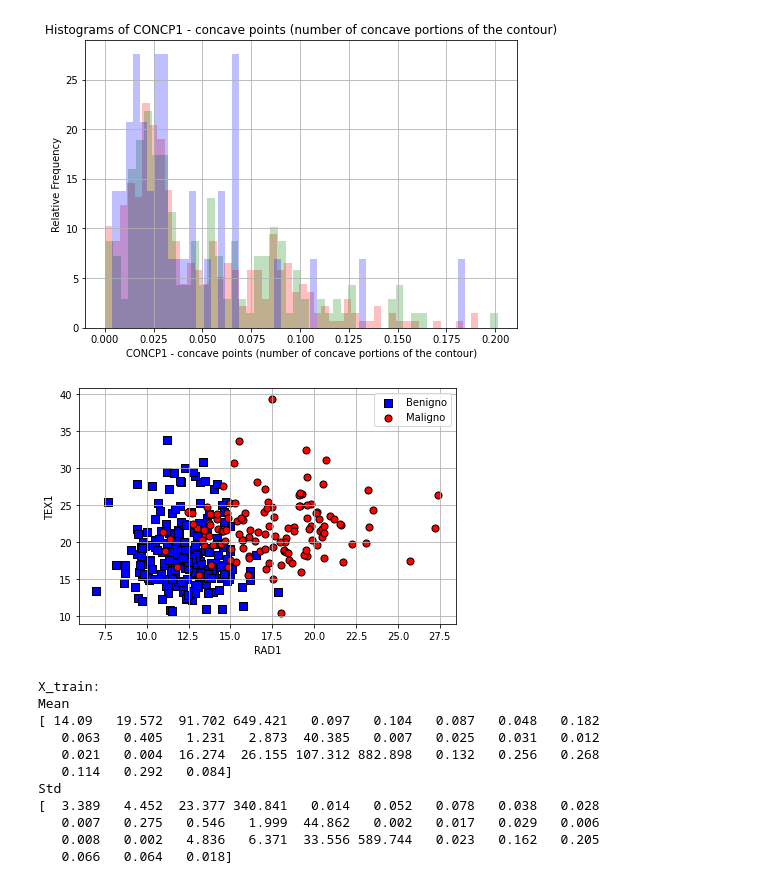
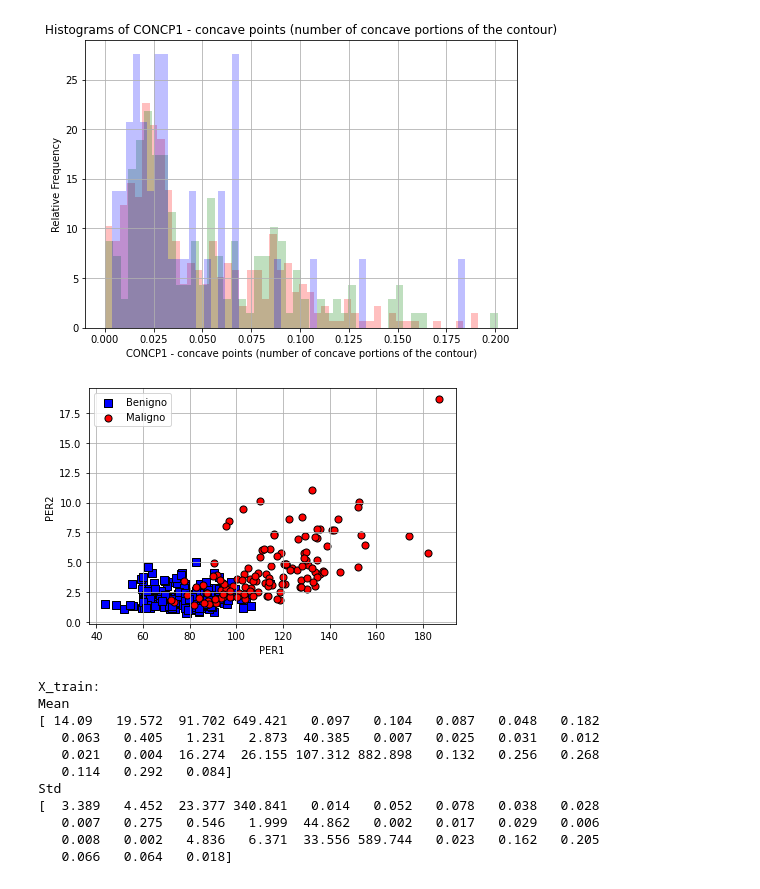
Before and after one commit to nicocarbone/DUIA---Machine-Learning---TP1, a Jupyter notebook: TP1 - Carbone.ipynb, the cells around one changed output. Cells and saved outputs as stored; diff of their text form; code cells hidden in the pictures.

```diff
--- a/TP1 - Carbone.ipynb
+++ b/TP1 - Carbone.ipynb
@@ -223,31 +223,31 @@ plt.show()
 # %%
 # Scatterplot de 2 features y clustering con las etiquetas sobre el training dataset
 
-feature1 = 0
-feature2 = 1
+feature1 = 2
+feature2 = 12
 
 tag1 = list(feature_labels.keys())[feature1]
 tag2 = list(feature_labels.keys())[feature2]
 
-plt.scatter(X_train[y_train == 0, 0],
-            X_train[y_train == 0, 1],
+plt.scatter(X_train[y_train == 0, feature1],
+            X_train[y_train == 0, feature2],
             s=50, c='blue',
             marker='s', edgecolor='black',
             label='Benigno')
-plt.scatter(X_train[y_train == 1, 0],
-            X_train[y_train == 1, 1],
+plt.scatter(X_train[y_train == 1, feature1],
+            X_train[y_train == 1, feature2],
             s=50, c='red',
             marker='o', edgecolor='black',
             label='Maligno')
 plt.xlabel(tag1)
 plt.ylabel(tag2)
 plt.legend(scatterpoints=1)
 plt.grid()
 plt.tight_layout()
 
 plt.show()
 # %% [output]
-[figure, old version]
+[figure, new version]
 # %%
 # estimamos media y desvío a partir de los datos de entrenamiento
 mu = np.mean(X_train, axis=0)
```
Also changed, not shown: parts of 1 cell of this notebook, 1 other file.
